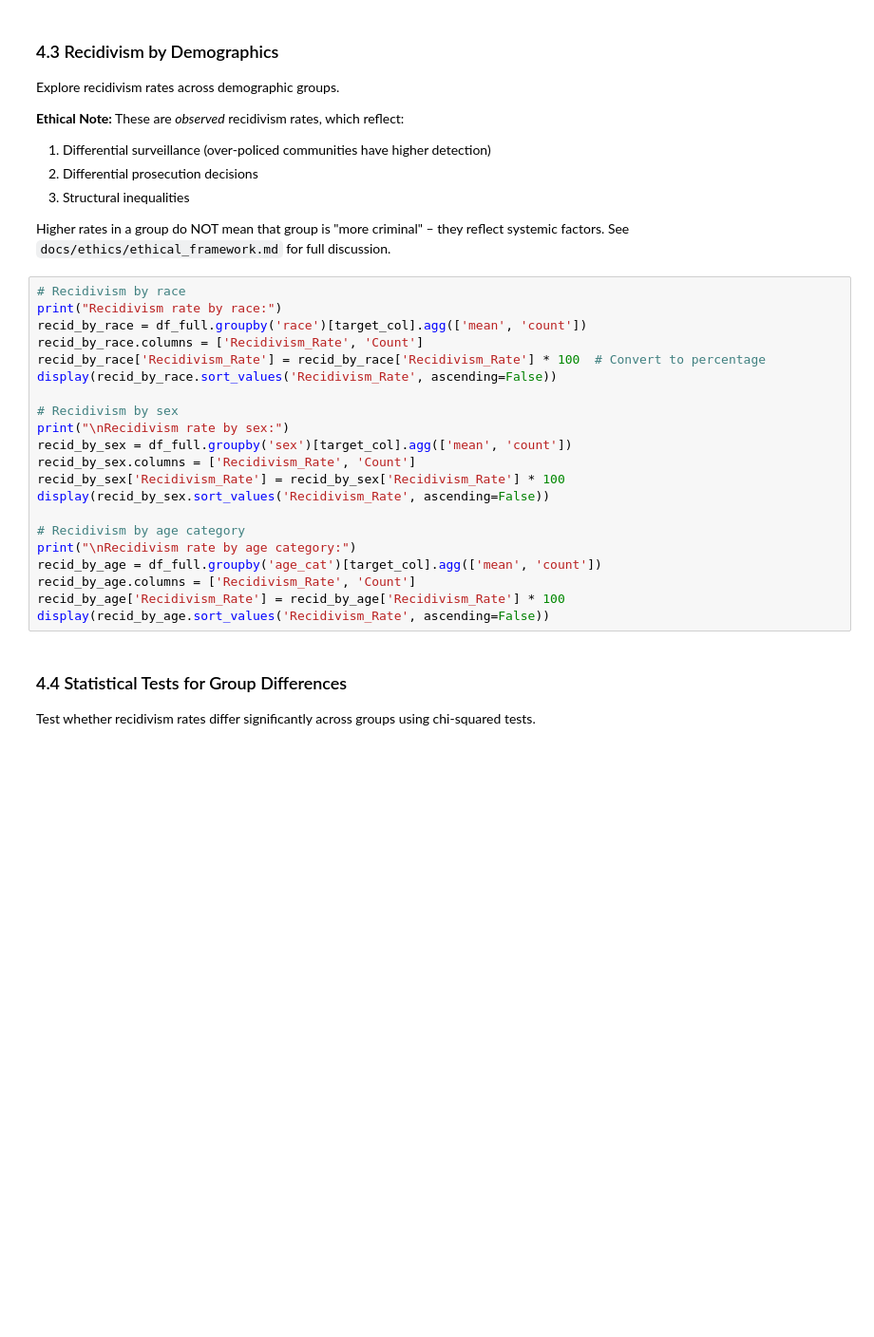
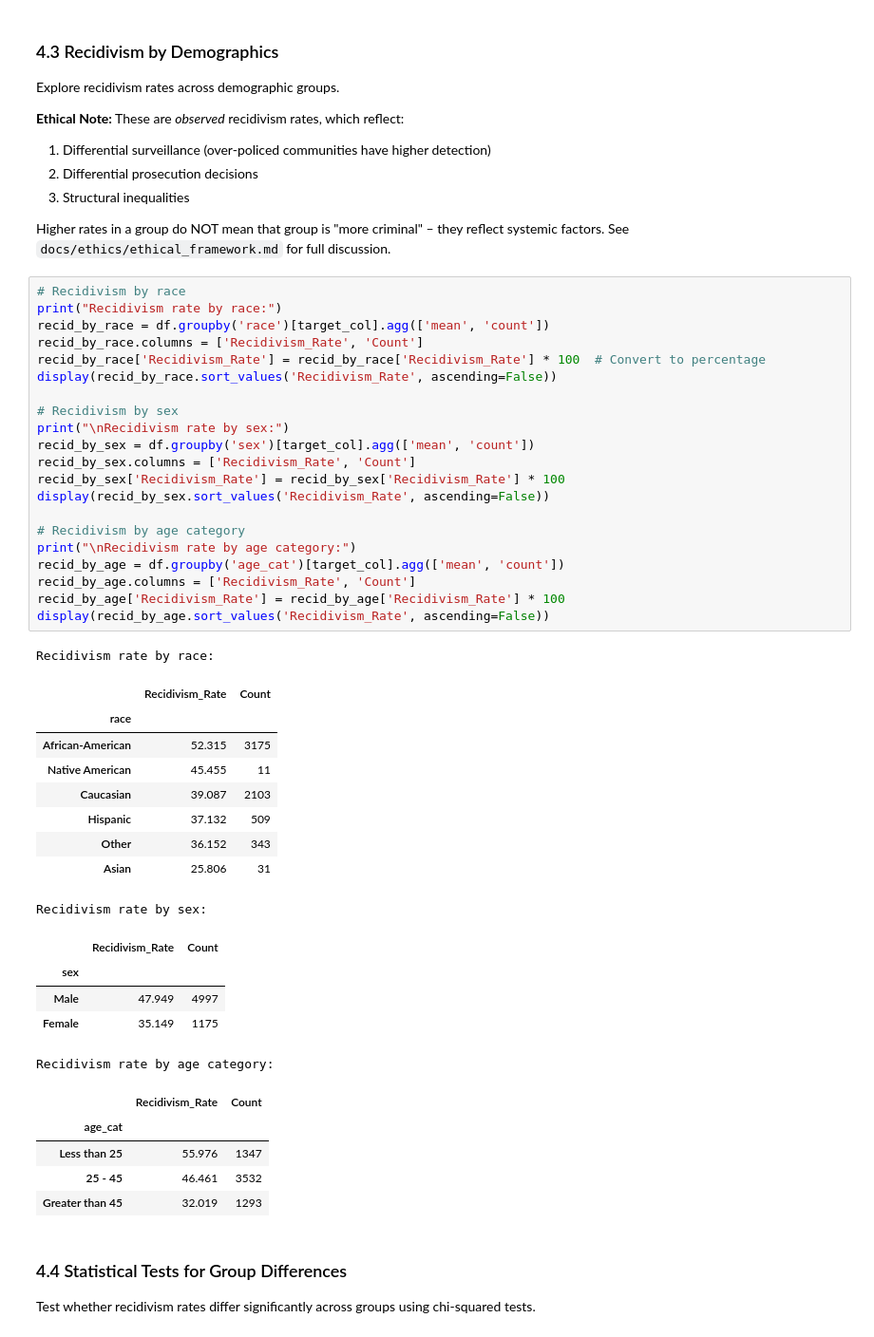
Before and after one commit to siyangni/TabPFN-for-Criminology, a Jupyter notebook: notebooks/01_data_exploration/01a_compas_eda.ipynb, the cells around one changed output. Shown: that part at 95% size. Drawn from its saved outputs; the diff is of its cells as text; blank space fills up the shorter version.

```diff
--- a/notebooks/01_data_exploration/01a_compas_eda.ipynb
+++ b/notebooks/01_data_exploration/01a_compas_eda.ipynb
@@ -325,24 +398,45 @@ Higher rates in a group do NOT mean that group is "more criminal" – they refle
 # %%
 # Recidivism by race
 print("Recidivism rate by race:")
-recid_by_race = df_full.groupby('race')[target_col].agg(['mean', 'count'])
+recid_by_race = df.groupby('race')[target_col].agg(['mean', 'count'])
 recid_by_race.columns = ['Recidivism_Rate', 'Count']
 recid_by_race['Recidivism_Rate'] = recid_by_race['Recidivism_Rate'] * 100  # Convert to percentage
 display(recid_by_race.sort_values('Recidivism_Rate', ascending=False))
 
 # Recidivism by sex
 print("\nRecidivism rate by sex:")
-recid_by_sex = df_full.groupby('sex')[target_col].agg(['mean', 'count'])
+recid_by_sex = df.groupby('sex')[target_col].agg(['mean', 'count'])
 recid_by_sex.columns = ['Recidivism_Rate', 'Count']
 recid_by_sex['Recidivism_Rate'] = recid_by_sex['Recidivism_Rate'] * 100
 display(recid_by_sex.sort_values('Recidivism_Rate', ascending=False))
 
 # Recidivism by age category
 print("\nRecidivism rate by age category:")
-recid_by_age = df_full.groupby('age_cat')[target_col].agg(['mean', 'count'])
+recid_by_age = df.groupby('age_cat')[target_col].agg(['mean', 'count'])
 recid_by_age.columns = ['Recidivism_Rate', 'Count']
 recid_by_age['Recidivism_Rate'] = recid_by_age['Recidivism_Rate'] * 100
 display(recid_by_age.sort_values('Recidivism_Rate', ascending=False))
+# %% [output]
+Recidivism rate by race:
+|  | Recidivism_Rate | Count |
+| race |  |  |
+| African-American | 52.315 | 3175 |
+| Native American | 45.455 | 11 |
+| Caucasian | 39.087 | 2103 |
+| Hispanic | 37.132 | 509 |
+| Other | 36.152 | 343 |
+| Asian | 25.806 | 31 |
+Recidivism rate by sex:
+|  | Recidivism_Rate | Count |
+| sex |  |  |
+| Male | 47.949 | 4997 |
+| Female | 35.149 | 1175 |
+Recidivism rate by age category:
+|  | Recidivism_Rate | Count |
+| age_cat |  |  |
+| Less than 25 | 55.976 | 1347 |
+| 25 - 45 | 46.461 | 3532 |
+| Greater than 45 | 32.019 | 1293 |
 # %% [markdown]
 ### 4.4 Statistical Tests for Group Differences
 
```
Also changed, not shown: parts of 14 cells of this notebook, 54 other files.
